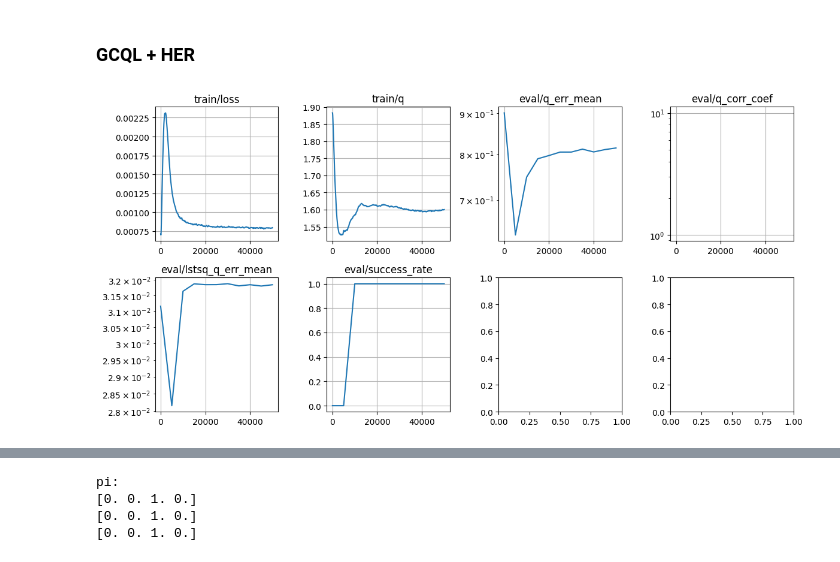
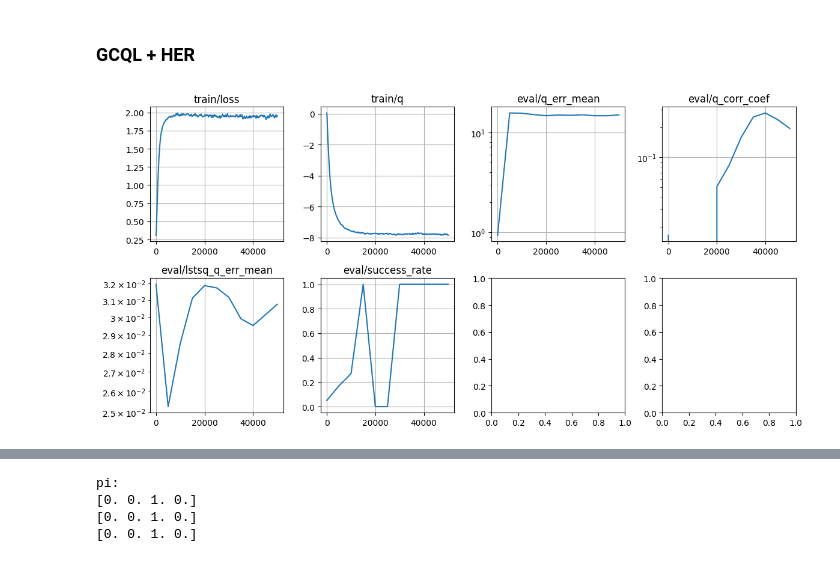
Before and after one commit to chongyi-zheng/ogbench, a Jupyter notebook: notebooks/mdp2gcmdp_CliffWalking.ipynb, the cells around one changed output, grey strips where cells are left out. Saved outputs shown, nothing was run; the diff lists cells and outputs as text; code cells hidden in the pictures.

```diff
--- a/notebooks/mdp2gcmdp_CliffWalking.ipynb
+++ b/notebooks/mdp2gcmdp_CliffWalking.ipynb
@@ -824,7 +823,8 @@ def loss_fn(params, target_params, batch):
   next_qs = next_qs.reshape([batch_size, aug_env.nA])
   next_q = jnp.max(next_qs, axis=-1)
   # target_q = (1 - discount) * batch['rewards'] + discount * batch['masks'] * next_q
-  target_q = (1 - discount) * batch['rewards'] + discount * next_q
+  # target_q = (1 - discount) * batch['rewards'] + discount * next_q
+  target_q = batch['rewards'] + discount * next_q
 
   # obs = jnp.arange(aug_env.nS)[:, None].repeat(aug_env.nA, axis=1).reshape(-1)
   # actions = jnp.arange(aug_env.nA)[None, :].repeat(aug_env.nS, axis=0).reshape(-1)
@@ -1039,7 +1039,8 @@ def loss_fn(params, target_params, batch):
   next_qs = critic.apply(target_params, next_observations, next_actions, goals)
   next_qs = next_qs.reshape([batch_size, env.nA])
   next_q = next_qs.max(axis=-1)
-  target_q = (1 - discount) * batch['rewards'] + discount * batch['masks'] * next_q
+  # target_q = (1 - discount) * batch['rewards'] + discount * batch['masks'] * next_q
+  target_q = batch['rewards'] + discount * batch['masks'] * next_q
   # target_q = (1 - discount) * batch['rewards'] + discount * next_q
 
   loss = jnp.mean((q - target_q) ** 2)
@@ -1133,34 +1134,34 @@ def evaluate_fn(params):
     'lstsq_q_err_mean': lstsq_q_err_mean,
     'success_rate': sr,
   }
 
   return info
 
 metrics = defaultdict(list)
 for i in tqdm.trange(1, num_iterations + 1):
   batch = sample_augmented_batch(batch_size, relabel_reward=True)
   critic_params, target_critic_params, opt_state, loss, info = update_fn(
     critic_params, target_critic_params, opt_state, batch)
 
   for k, v in info.items():
     metrics['train/' + k].append(
       np.array([i, v])
     )
 
   if i == 1 or i % eval_interval == 0:
     eval_info = evaluate_fn(critic_params)
     for k, v in eval_info.items():
       metrics['eval/' + k].append(
         np.array([i, v])
       )
 
   if i == 1 or i % log_interval == 0:
     plot_metrics(metrics, logyscale_stats=['eval/q_err_mean', 'eval/q_corr_coef', 'eval/lstsq_q_err_mean'])
     display.clear_output(wait=True)
     plt.tight_layout()
     plt.show()
 # %% [output]
-[figure, old version]
+[figure, new version]
 # %%
 gcql_her_metrics = metrics
 print(gcql_her_metrics['eval/q_err_mean'][-1])
```
Also changed, not shown: parts of 10 cells of this notebook.
